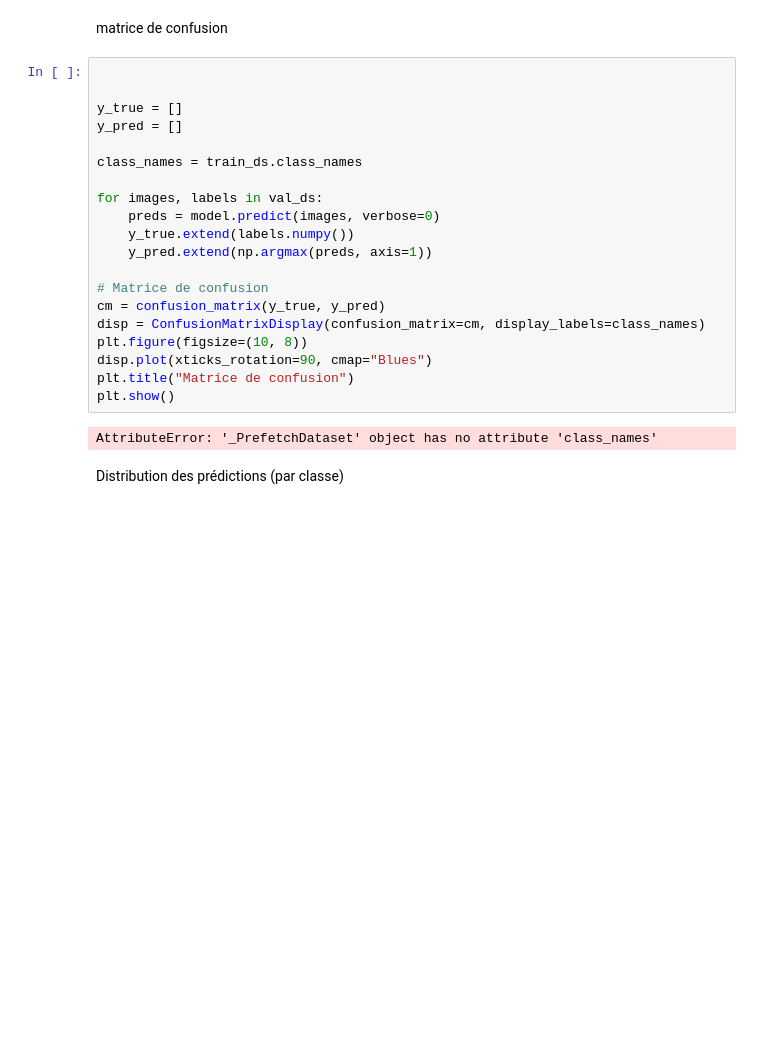
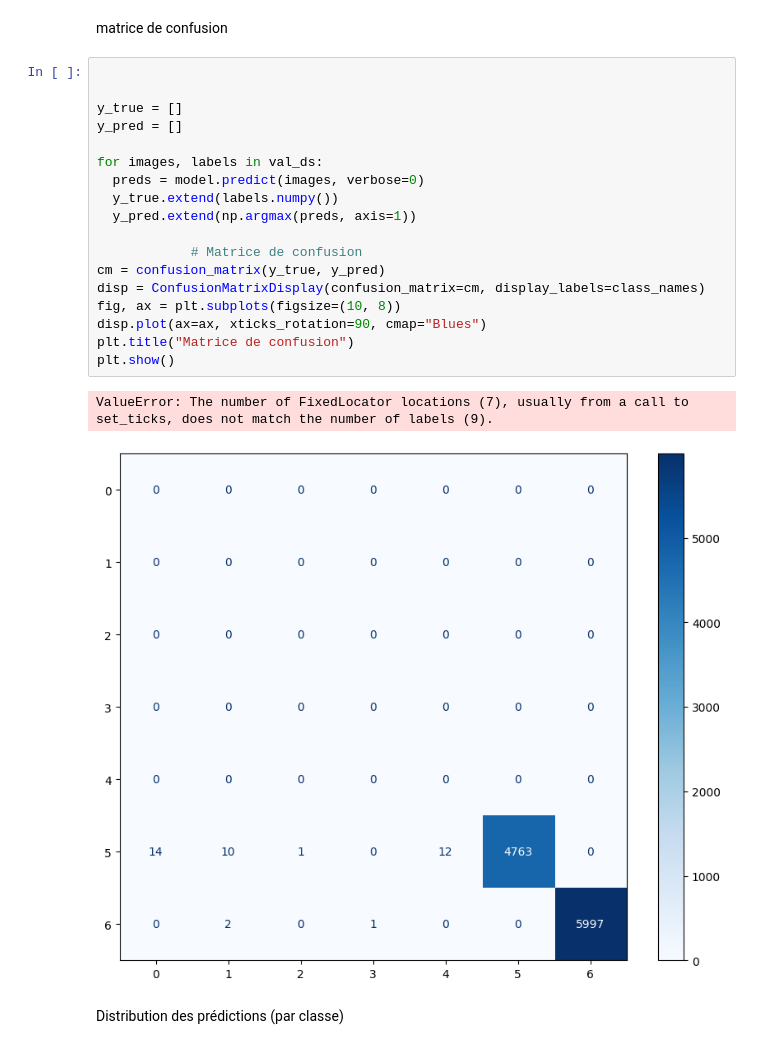
Before and after one commit to Yanis52/Skin-Cancer-Detection, a Jupyter notebook: main.ipynb, the cells around one changed output. Drawn from its saved outputs; the diff is of its cells as text; blank space fills up the shorter version.

```diff
--- a/main.ipynb
+++ b/main.ipynb
@@ -296,25 +342,24 @@ matrice de confusion
 # %%
 
 
 y_true = []
 y_pred = []
 
-class_names = train_ds.class_names
+for images, labels in val_ds:
+  preds = model.predict(images, verbose=0)
+  y_true.extend(labels.numpy())
+  y_pred.extend(np.argmax(preds, axis=1))
 
-for images, labels in val_ds:
-    preds = model.predict(images, verbose=0)
-    y_true.extend(labels.numpy())
-    y_pred.extend(np.argmax(preds, axis=1))
-
-# Matrice de confusion
+            # Matrice de confusion
 cm = confusion_matrix(y_true, y_pred)
 disp = ConfusionMatrixDisplay(confusion_matrix=cm, display_labels=class_names)
-plt.figure(figsize=(10, 8))
-disp.plot(xticks_rotation=90, cmap="Blues")
+fig, ax = plt.subplots(figsize=(10, 8))
+disp.plot(ax=ax, xticks_rotation=90, cmap="Blues")
 plt.title("Matrice de confusion")
 plt.show()
 # %% [output]
-AttributeError: '_PrefetchDataset' object has no attribute 'class_names'
+ValueError: The number of FixedLocator locations (7), usually from a call to set_ticks, does not match the number of labels (9).
+[figure, added]
 # %% [markdown]
  Distribution des prédictions (par classe)
 # %%
```
Also changed, not shown: parts of 16 cells of this notebook.
